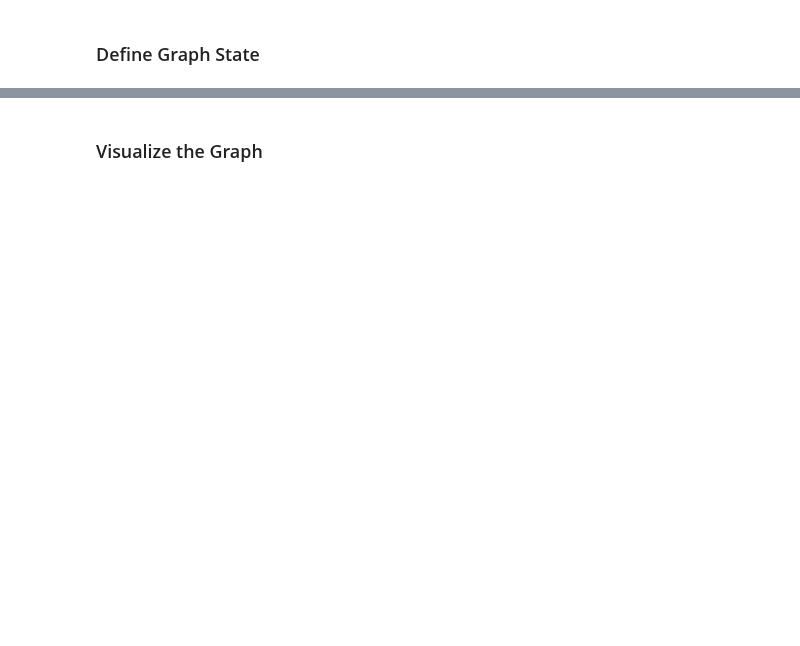
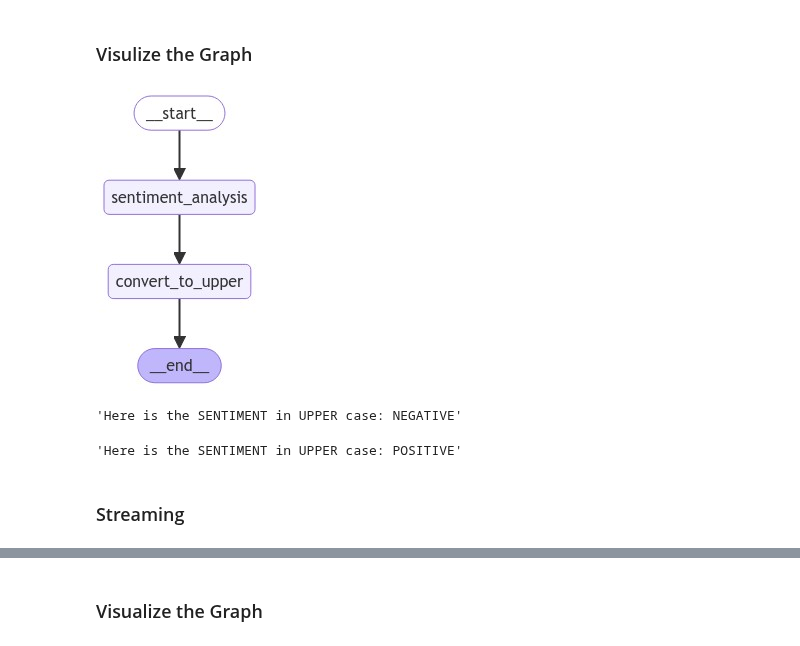
Before and after one commit to genaiconference/AgenticAI_GenAIHack, a Jupyter notebook: 02_LangGraph_Basics.ipynb, the cells around one changed output, grey strips where cells are left out. Cells and saved outputs as stored; diff of their text form; code cells hidden in the pictures; blank space fills up the shorter version.

```diff
--- a/02_LangGraph_Basics.ipynb
+++ b/02_LangGraph_Basics.ipynb
@@ -31,2 +148,31 @@ BadRequestError: Error code: 400 - {'error': {'code': 'OperationNotSupported', '
+# %%
+def sentiment_analysis(input_1):
+    SA_prompt = f"""You are an expert at performing sentiment analysis.
+    Your task is identify the sentiment of the provided input.
+    Provide only the sentiment based on the user input.
+    Don't include reasoning.
+
+    User input: {input_1}"""
+
+    response = llm.invoke(SA_prompt)
+    return response.content
+
+def convert_to_upper(input_2):
+    Sentiment_UPPER = input_2.upper()
+    response = f"Here is the SENTIMENT in UPPER case: {Sentiment_UPPER}"
+    return response
+# %%
+# Define a Langchain graph
+workflow = Graph()
+
+workflow.add_node("sentiment_analysis", sentiment_analysis)
+workflow.add_node("convert_to_upper", convert_to_upper)
+
+workflow.add_edge('sentiment_analysis', 'convert_to_upper')
+
+workflow.set_entry_point("sentiment_analysis")
+workflow.set_finish_point("convert_to_upper")
+
+app = workflow.compile()
 # %% [markdown]
-### Define Graph State
+### Visulize the Graph
@@ -62,0 +179,18 @@ graph = graph_builder.compile()
+# %%
+from IPython.display import Image, display
+
+display(Image(app.get_graph().draw_mermaid_png()))
+# %% [output]
+[figure, added]
+# %%
+tweet = "The movie was so nice that I walked out in 2 min"
+app.invoke(tweet)
+# %% [output]
+'Here is the SENTIMENT in UPPER case: NEGATIVE'
+# %%
+tweet = "Wish the movie was nice. But it was extraordinary"
+app.invoke(tweet)
+# %% [output]
+'Here is the SENTIMENT in UPPER case: POSITIVE'
+# %% [markdown]
+### Streaming
```
Also changed, not shown: parts of 41 cells of this notebook.
